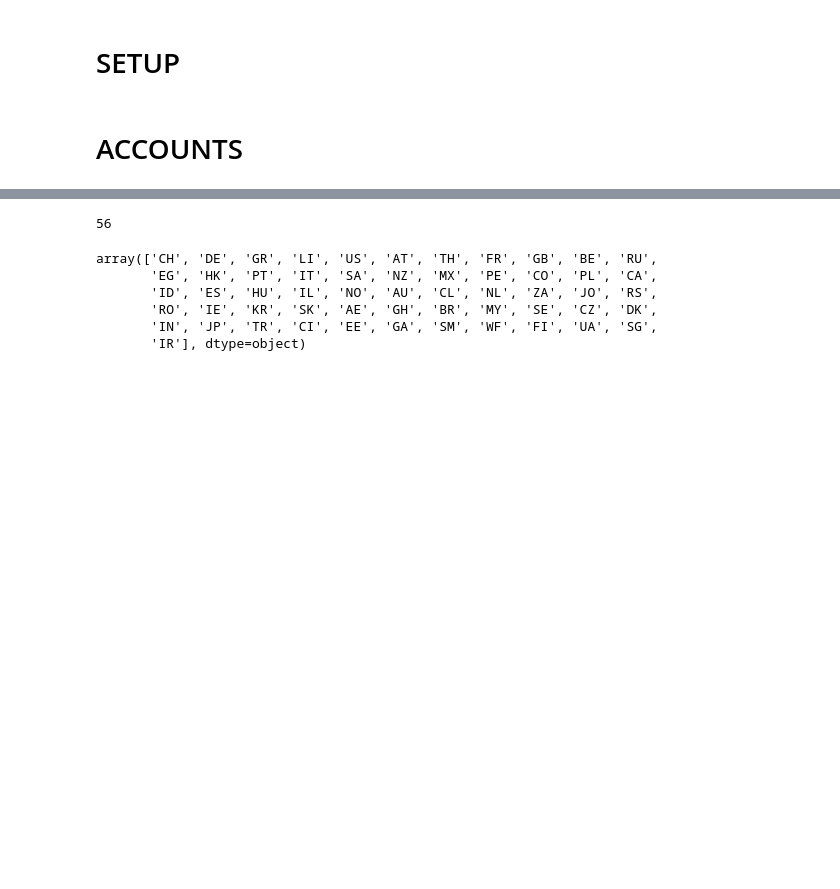
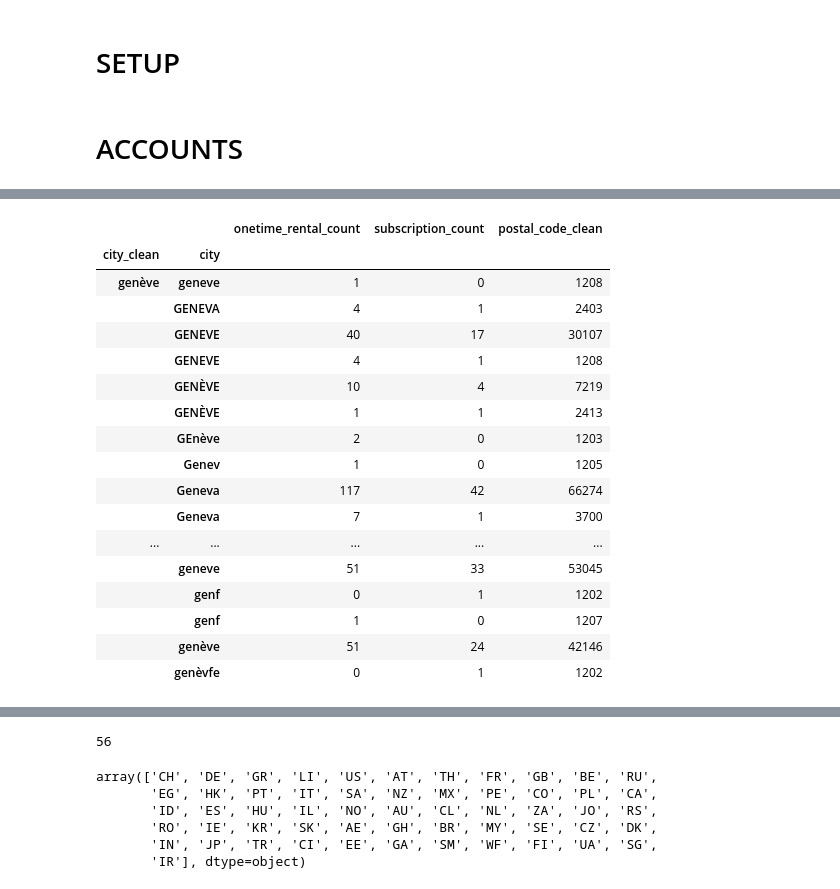
Before and after one commit to elisicke/Data-Analyst-Capstone-Project, a Jupyter notebook: Group_Laura.ipynb, the cells around one changed output, grey strips where cells are left out. Cells and saved outputs as stored; diff of their text form; code cells hidden in the pictures; blank space fills up the shorter version.

```diff
--- a/Group_Laura.ipynb
+++ b/Group_Laura.ipynb
@@ -37,0 +170,22 @@ dtype: object
+# %%
+#check results
+df_accounts.loc[df_accounts['city_clean'] == 'genève'].groupby(['city_clean','city']).sum()
+# %% [output]
+|  |  | onetime_rental_count | subscription_count | postal_code_clean |
+| city_clean | city |  |  |  |
+| genève | geneve | 1 | 0 | 1208 |
+|  | GENEVA | 4 | 1 | 2403 |
+|  | GENEVE | 40 | 17 | 30107 |
+|  | GENEVE | 4 | 1 | 1208 |
+|  | GENÈVE | 10 | 4 | 7219 |
+|  | GENÈVE | 1 | 1 | 2413 |
+|  | GEnève | 2 | 0 | 1203 |
+|  | Genev | 1 | 0 | 1205 |
+|  | Geneva | 117 | 42 | 66274 |
+|  | Geneva | 7 | 1 | 3700 |
+| ... | ... | ... | ... | ... |
+|  | geneve | 51 | 33 | 53045 |
+|  | genf | 0 | 1 | 1202 |
+|  | genf | 1 | 0 | 1207 |
+|  | genève | 51 | 24 | 42146 |
+|  | genèvfe | 0 | 1 | 1202 |
```
Also changed, not shown: parts of 27 cells of this notebook.
